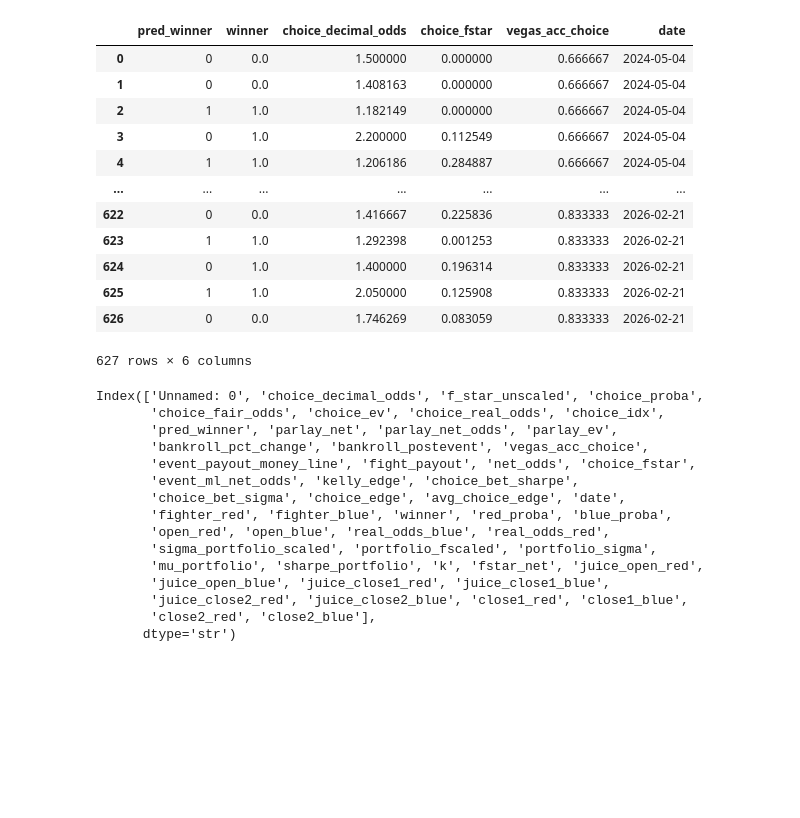
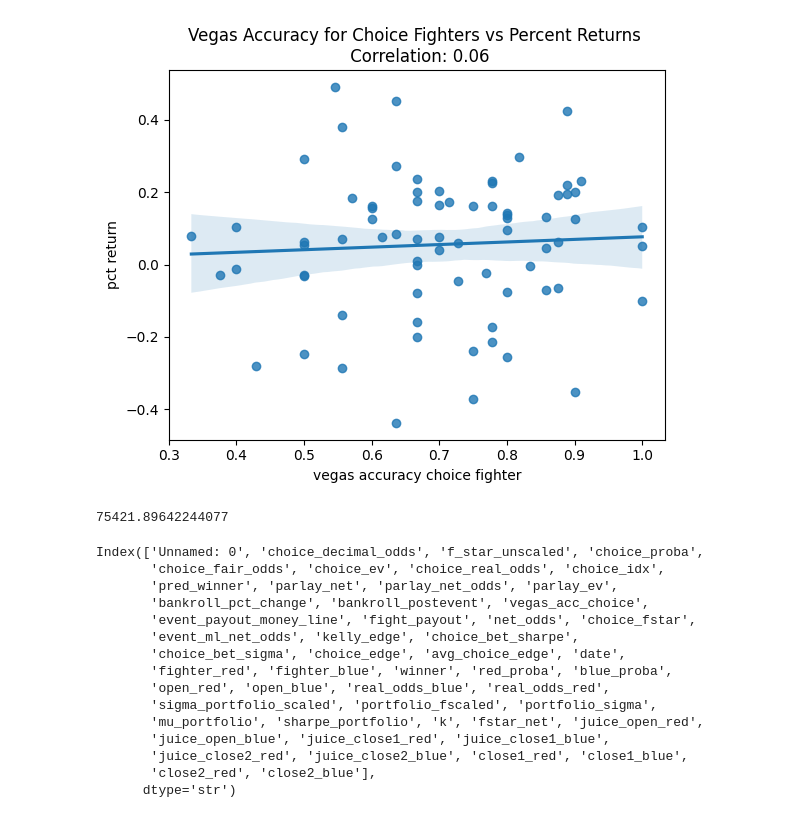
Before and after one commit to jcmarkowicz/sports_betting, a Jupyter notebook: BettingStrategy/Backtest/vegas_accuracy.ipynb, the cells around one changed output. Cells and saved outputs as stored; diff of their text form; code cells hidden in the pictures; blank space fills up the shorter version.

```diff
--- a/BettingStrategy/Backtest/vegas_accuracy.ipynb
+++ b/BettingStrategy/Backtest/vegas_accuracy.ipynb
@@ -16,6 +16,7 @@ df_test_close1 = pd.read_csv(r'C:\Users\jcmar\my_files\SportsBetting\data\model_
 df_test_close2 = pd.read_csv(r'C:\Users\jcmar\my_files\SportsBetting\data\model_results\test_logit_close2.csv')
 
 df_kelly_stack2 = pd.read_csv(r'C:\Users\jcmar\my_files\SportsBetting\data\kelly_results\kelly_stacking.csv')
+df_kelly_stack1 = pd.read_csv(r'C:\Users\jcmar\my_files\SportsBetting\data\kelly_results\kelly_stacking1.csv')
 
 
 df_vegas = pd.concat([df_train_open, df_test_open], ignore_index=True)[[
@@ -125,19 +132,16 @@ correlate_with_vegas(df_kelly_stack2)
-# %%
-df_kelly_stack2[['pred_winner','winner', 'choice_decimal_odds', 'choice_fstar', 'vegas_acc_choice',  'date']]
-# %% [output]
-|  | pred_winner | winner | choice_decimal_odds | choice_fstar | vegas_acc_choice | date |
-| 0 | 0 | 0.0 | 1.500000 | 0.000000 | 0.666667 | 2024-05-04 |
-| 1 | 0 | 0.0 | 1.408163 | 0.000000 | 0.666667 | 2024-05-04 |
-| 2 | 1 | 1.0 | 1.182149 | 0.000000 | 0.666667 | 2024-05-04 |
-| 3 | 0 | 1.0 | 2.200000 | 0.112549 | 0.666667 | 2024-05-04 |
-| 4 | 1 | 1.0 | 1.206186 | 0.284887 | 0.666667 | 2024-05-04 |
-| ... | ... | ... | ... | ... | ... | ... |
-| 622 | 0 | 0.0 | 1.416667 | 0.225836 | 0.833333 | 2026-02-21 |
-| 623 | 1 | 1.0 | 1.292398 | 0.001253 | 0.833333 | 2026-02-21 |
-| 624 | 0 | 1.0 | 1.400000 | 0.196314 | 0.833333 | 2026-02-21 |
-| 625 | 1 | 1.0 | 2.050000 | 0.125908 | 0.833333 | 2026-02-21 |
-| 626 | 0 | 0.0 | 1.746269 | 0.083059 | 0.833333 | 2026-02-21 |
-627 rows × 6 columns
+# %%
+correlate_with_vegas(df_kelly_stack1, odds_type='close1')
+# %% [output]
+[figure, added]
+# %%
+odds_type='close2'
+df_valid = df_kelly_stack2.dropna(subset=[f'{odds_type}_red', f'{odds_type}_blue']).reset_index(drop=True)
+
+return_pct = net_bankroll(df_valid)
+final_bankroll = 500 * (1 + return_pct).prod()
+print(final_bankroll)
+# %% [output]
+75421.89642244077
 # %%
 df_kelly_stack2.columns
 # %% [output]
```
Also changed, not shown: parts of 2 cells of this notebook, 1 other file.
